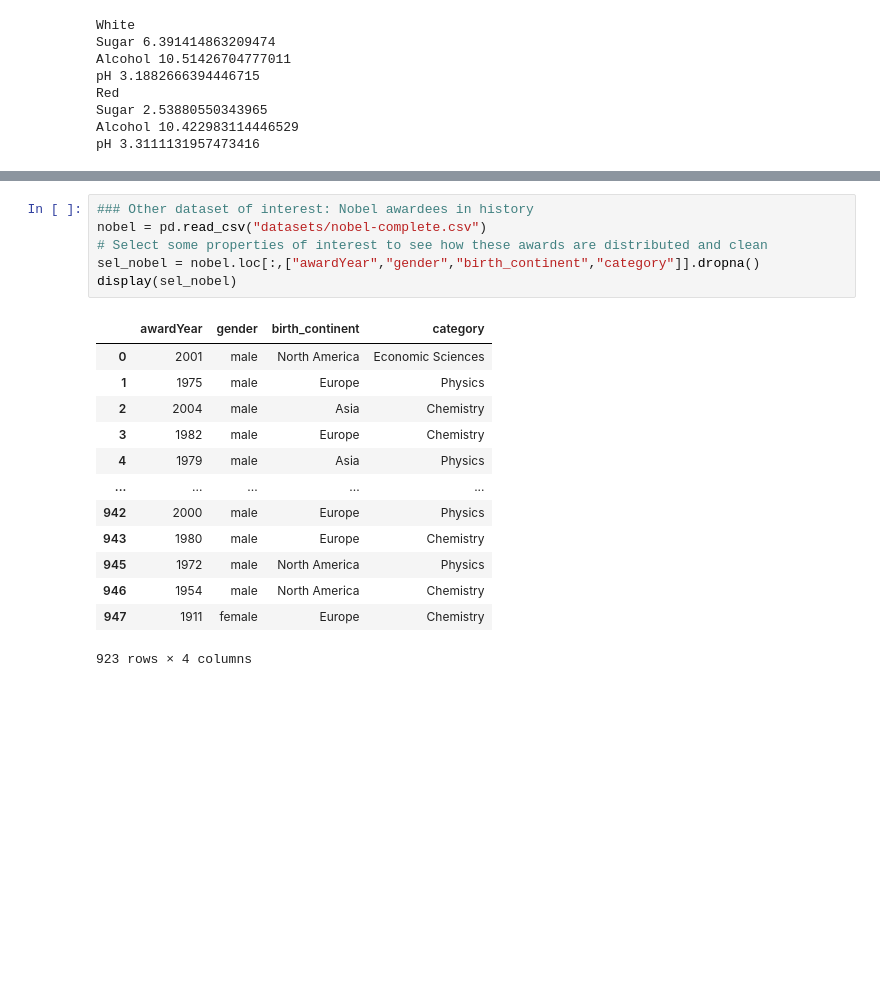
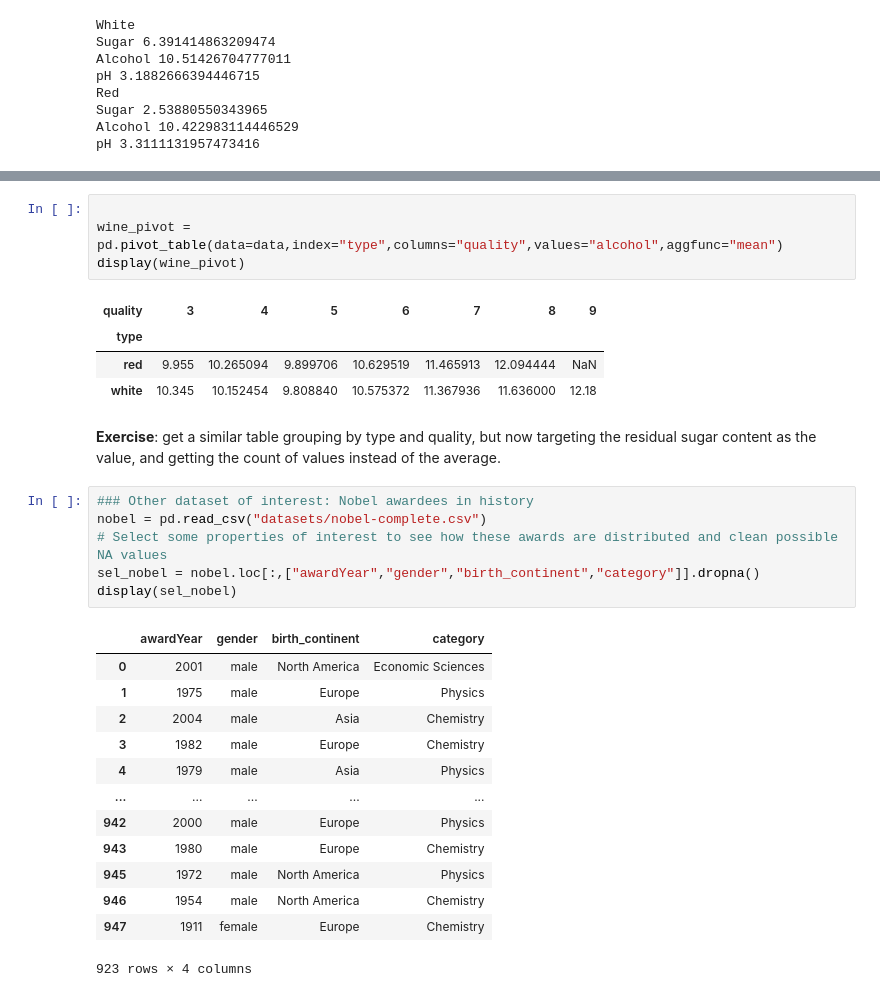
Before and after one commit to jherasdo/pythonic-chemistry, a Jupyter notebook: pythonic-chemistry/03-data-analysis/data-analysis-pandas.ipynb, the cells around one changed output, grey strips where cells are left out. Drawn from its saved outputs; the diff is of its cells as text; blank space fills up the shorter version.

Commit message:
Improved pandas and data visualization, more Markdown explanations and exercises

```diff
--- a/pythonic-chemistry/03-data-analysis/data-analysis-pandas.ipynb
+++ b/pythonic-chemistry/03-data-analysis/data-analysis-pandas.ipynb
@@ -332,7 +366,18 @@ grp[["alcohol"]].describe()
+# %%
+
+wine_pivot = pd.pivot_table(data=data,index="type",columns="quality",values="alcohol",aggfunc="mean")
+display(wine_pivot)
+# %% [output]
+| quality | 3 | 4 | 5 | 6 | 7 | 8 | 9 |
+| type |  |  |  |  |  |  |  |
+| red | 9.955 | 10.265094 | 9.899706 | 10.629519 | 11.465913 | 12.094444 | NaN |
+| white | 10.345 | 10.152454 | 9.808840 | 10.575372 | 11.367936 | 11.636000 | 12.18 |
+# %% [markdown]
+**Exercise**: get a similar table grouping by type and quality, but now targeting the residual sugar content as the value, and getting the count of values instead of the average.
 # %%
 ### Other dataset of interest: Nobel awardees in history
 nobel = pd.read_csv("datasets/nobel-complete.csv")
-# Select some properties of interest to see how these awards are distributed and clean
+# Select some properties of interest to see how these awards are distributed and clean possible NA values
 sel_nobel = nobel.loc[:,["awardYear","gender","birth_continent","category"]].dropna()
 display(sel_nobel)
 # %% [output]
```
Also changed, not shown: parts of 33 cells of this notebook, 4 other files.
